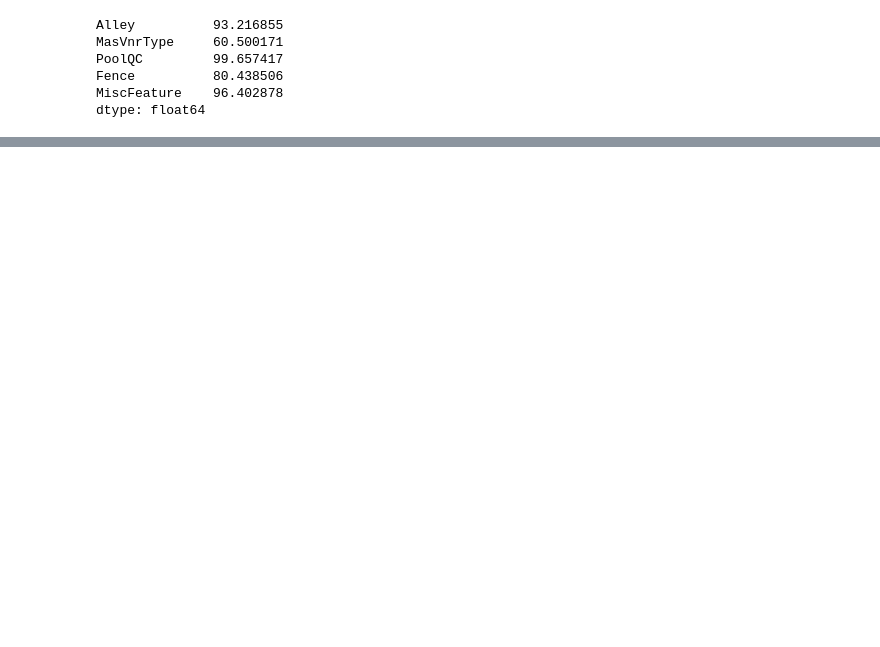
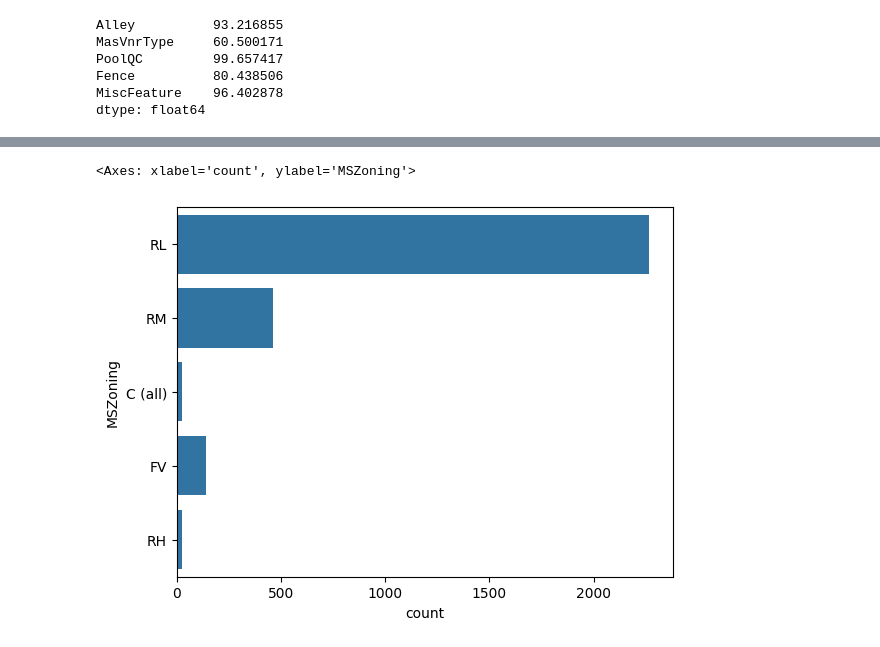
Before and after one commit to HarshRaut9945/House-Price-Prediction-Regression-Project, a Jupyter notebook: data.ipynb, the cells around one changed output, grey strips where cells are left out. Saved outputs shown, nothing was run; the diff lists cells and outputs as text; code cells hidden in the pictures; blank space fills up the shorter version.

```diff
--- a/data.ipynb
+++ b/data.ipynb
@@ -184,0 +307,5 @@ dtype: float64
+# %%
+sns.countplot(df['MSZoning'])
+# %% [output]
+<Axes: xlabel='count', ylabel='MSZoning'>
+[figure, added]
```
Also changed, not shown: parts of 27 cells of this notebook.
